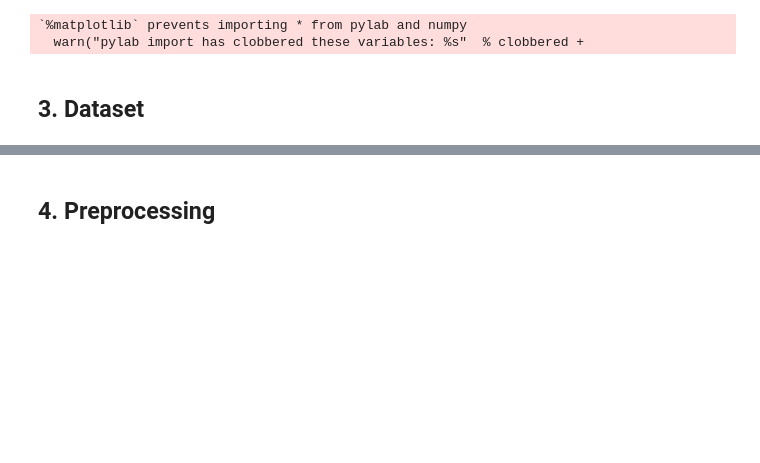
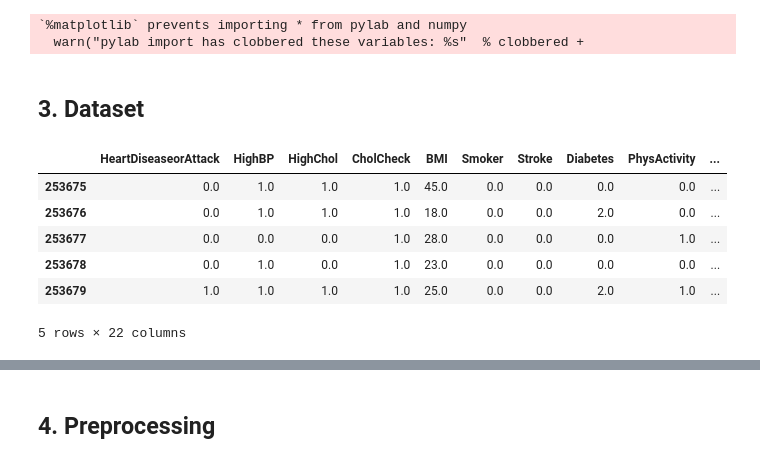
Before and after one commit to lauriom/AnacondaML, a Jupyter notebook: Case 1. G10.ipynb, the cells around one changed output, grey strips where cells are left out. Drawn from its saved outputs; the diff is of its cells as text; code cells hidden in the pictures; blank space fills up the shorter version.

```diff
--- a/Case 1. G10.ipynb
+++ b/Case 1. G10.ipynb
@@ -38,4 +38,13 @@ seaborn version: 0.11.2
 # %%
 file = "http://users.metropolia.fi/~jessejy/NeuralNetwork/heart_disease_health_indicators_BRFSS2015.csv"
 data = pd.read_csv(file, na_values = '?', on_bad_lines='skip')
+data.tail()
+# %% [output]
+|  | HeartDiseaseorAttack | HighBP | HighChol | CholCheck | BMI | Smoker | Stroke | Diabetes | PhysActivity | ... |
+| 253675 | 0.0 | 1.0 | 1.0 | 1.0 | 45.0 | 0.0 | 0.0 | 0.0 | 0.0 | ... |
+| 253676 | 0.0 | 1.0 | 1.0 | 1.0 | 18.0 | 0.0 | 0.0 | 2.0 | 0.0 | ... |
+| 253677 | 0.0 | 0.0 | 0.0 | 1.0 | 28.0 | 0.0 | 0.0 | 0.0 | 1.0 | ... |
+| 253678 | 0.0 | 1.0 | 0.0 | 1.0 | 23.0 | 0.0 | 0.0 | 0.0 | 0.0 | ... |
+| 253679 | 1.0 | 1.0 | 1.0 | 1.0 | 25.0 | 0.0 | 0.0 | 2.0 | 1.0 | ... |
+5 rows × 22 columns
 # %%
```
Also changed, not shown: parts of 9 cells of this notebook.
